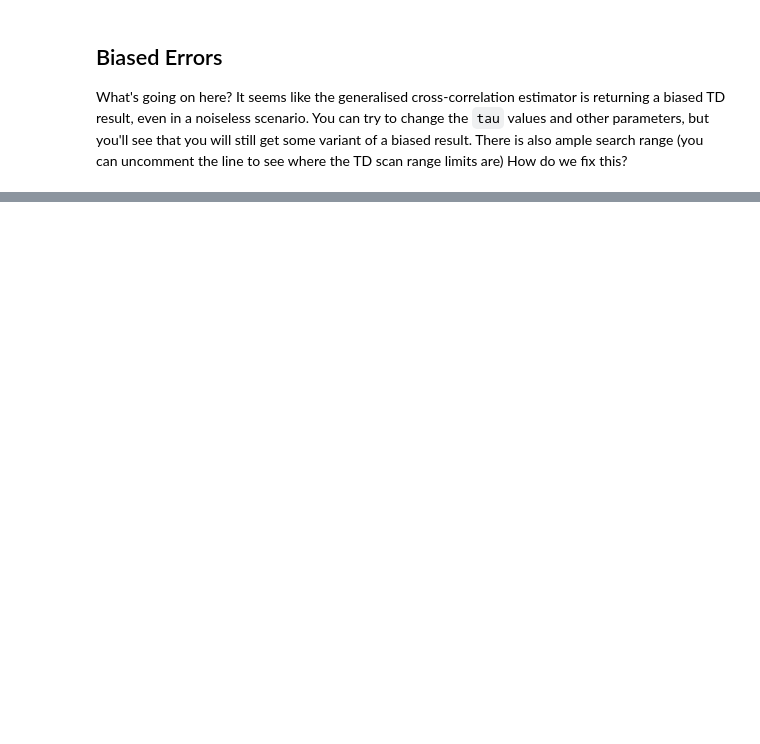
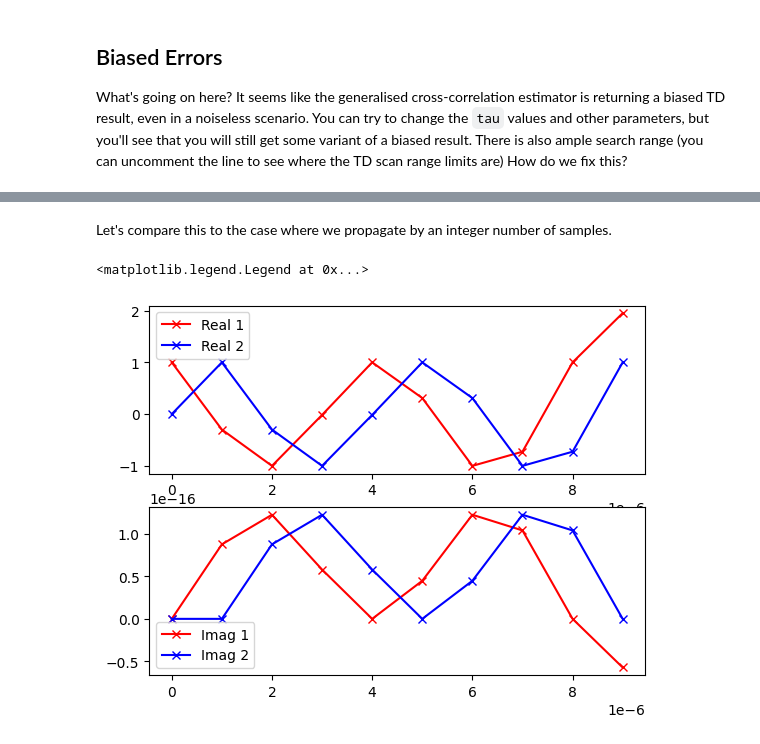
Before and after one commit to icyveins7/pydsproutines, a Jupyter notebook: notebooks/Xcorr_Approach_CRB.ipynb, the cells around one changed output, grey strips where cells are left out. Saved outputs shown, nothing was run; the diff lists cells and outputs as text; code cells hidden in the pictures; blank space fills up the shorter version.

```diff
--- a/notebooks/Xcorr_Approach_CRB.ipynb
+++ b/notebooks/Xcorr_Approach_CRB.ipynb
@@ -216,3 +227,29 @@ Mean TD abs error:  7.249999999984607e-07
 Okay, not exactly normally distributed, but at least it is more centred now, and the mean error is lower.
 
 There's a clear issue here that we have forgotten: subsample searches using the generalised cross-correlation method relies on the FFT of the array used, and this inevitably affects the time resolution(?)/accuracy(?) of the subsample scan. This can be seen by considering the fact that a zero-padded array will have more frequency bins, and as such will have more frequency bins 'representing' the signal.
+# %% [markdown]
+Let's compare this to the case where we propagate by an integer number of samples.
+# %%
+tau1 = 0.0 / fs
+tau2 = 1.0 / fs
+
+# Generate once to test
+syms, sig, tp, rx1, rx2 = test_generate(length, baud, m, duration,
+                                        pure_OSR, pure_fs,
+                                        t,
+                                        tau1, tau2)
+
+# Let's make sure it really moved 1 sample
+fig, ax = plt.subplots(2,1)
+pLen = 10
+ax[0].plot(tp[:pLen], np.real(rx1[:pLen]), 'rx-', label='Real 1')
+ax[1].plot(tp[:pLen], np.imag(rx1[:pLen]), 'rx-', label='Imag 1')
+
+ax[0].plot(tp[:pLen], np.real(rx2[:pLen]), 'bx-', label='Real 2')
+ax[1].plot(tp[:pLen], np.imag(rx2[:pLen]), 'bx-', label='Imag 2')
+
+ax[0].legend()
+ax[1].legend()
+# %% [output]
+<matplotlib.legend.Legend at 0x...>
+[figure, added]
```
Also changed, not shown: parts of 15 cells of this notebook, 1 other file.
